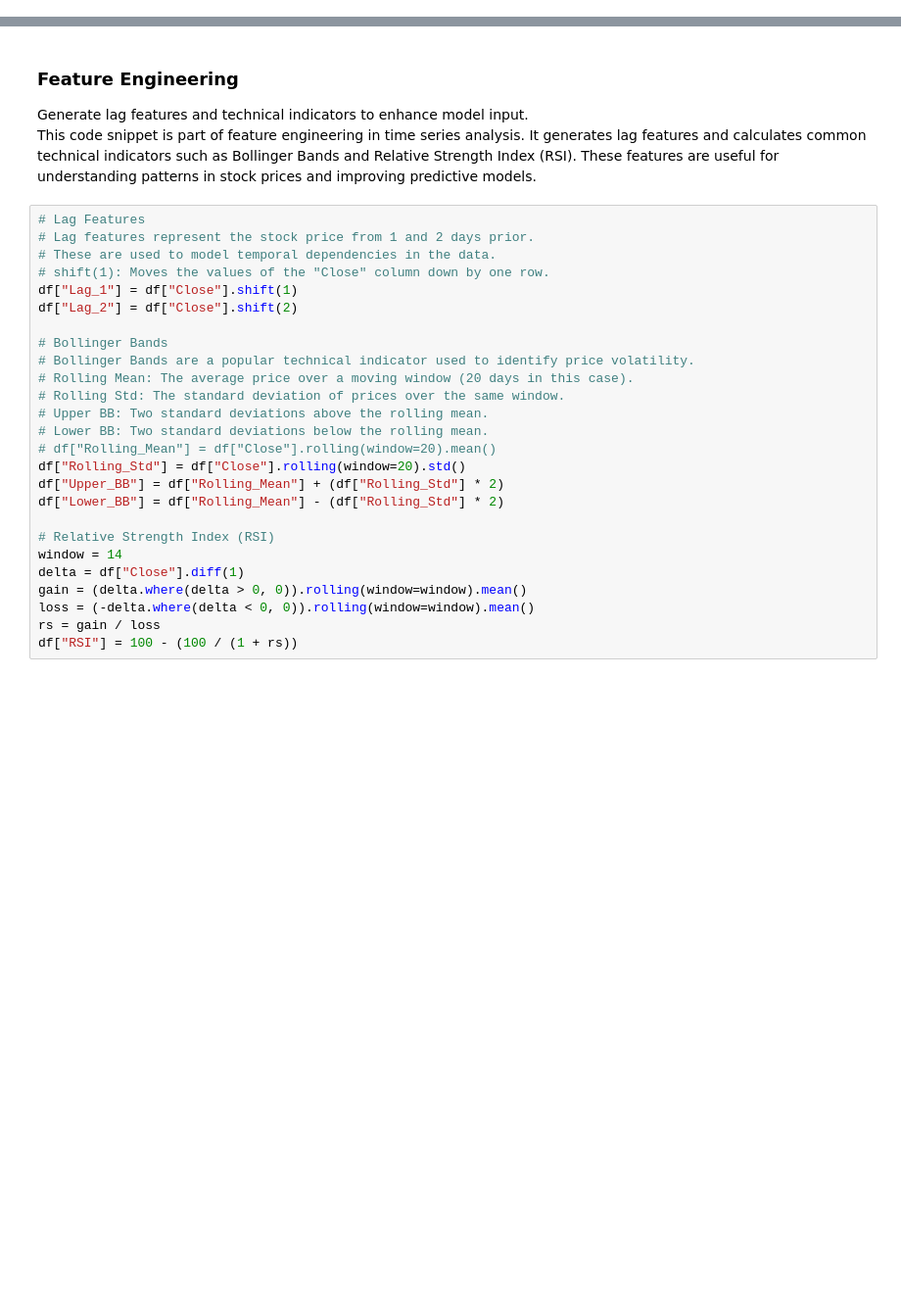
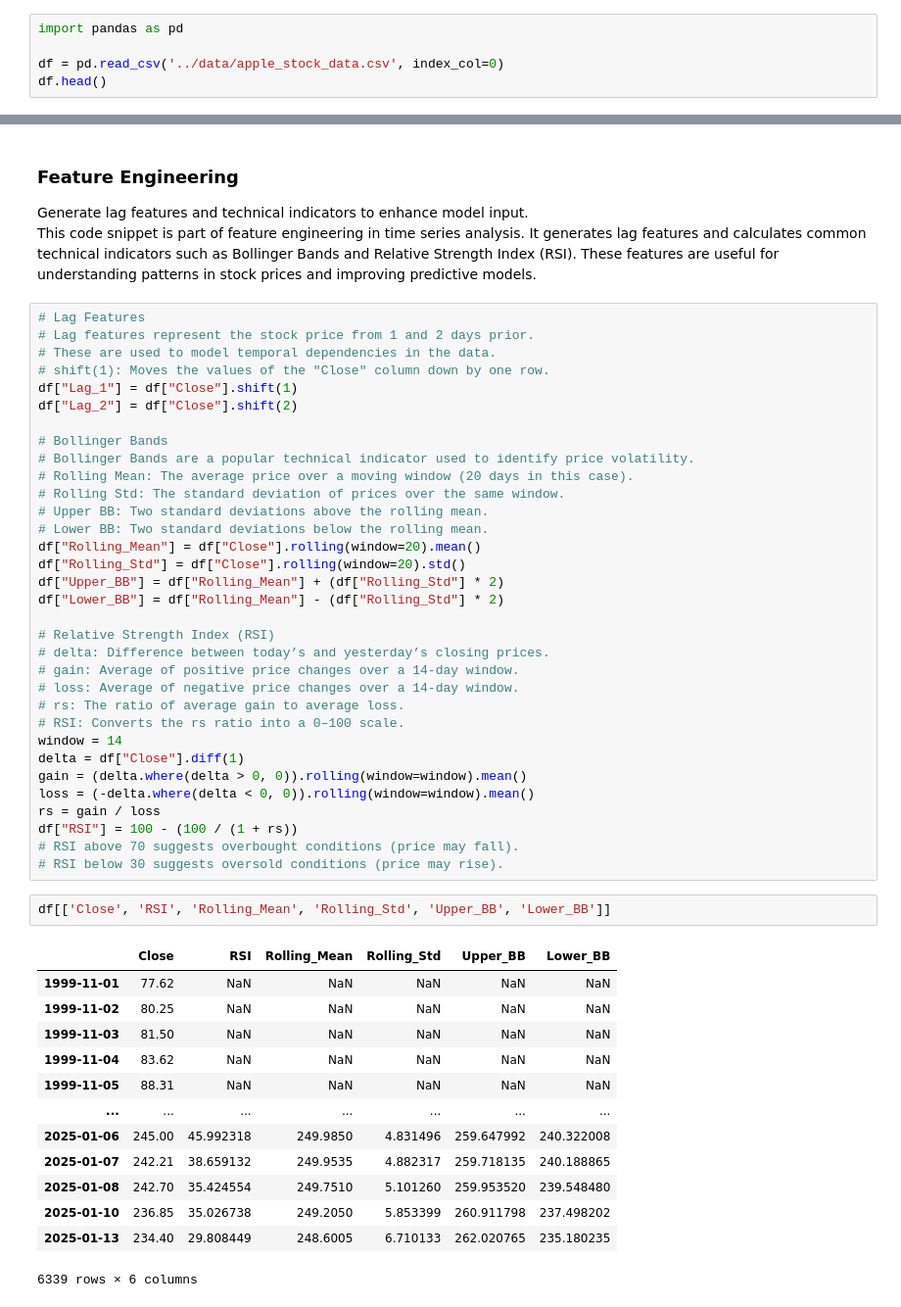
Before and after one commit to arifhaidari/stock_market_prediction_time_series, a Jupyter notebook: notebooks/1-apple_stock_market.ipynb, the cells around one changed output, grey strips where cells are left out. Shown: that part at 98% size. Cells and saved outputs as stored; diff of their text form; blank space fills up the shorter version.

```diff
--- a/notebooks/1-apple_stock_market.ipynb
+++ b/notebooks/1-apple_stock_market.ipynb
@@ -52,3 +52,8 @@ print('success')
 | 1999-11-04 | 82.06 | 85.37 | 80.62 | 83.62 | 3384700.0 |
 | 1999-11-05 | 84.62 | 88.37 | 84.00 | 88.31 | 3721500.0 |
 success
+# %%
+import pandas as pd
+
+df = pd.read_csv('../data/apple_stock_data.csv', index_col=0)
+df.head()
@@ -163,15 +175,38 @@ df["Lag_2"] = df["Close"].shift(2)
 # Rolling Std: The standard deviation of prices over the same window.
 # Upper BB: Two standard deviations above the rolling mean.
 # Lower BB: Two standard deviations below the rolling mean.
-# df["Rolling_Mean"] = df["Close"].rolling(window=20).mean()
+df["Rolling_Mean"] = df["Close"].rolling(window=20).mean()
 df["Rolling_Std"] = df["Close"].rolling(window=20).std()
 df["Upper_BB"] = df["Rolling_Mean"] + (df["Rolling_Std"] * 2)
 df["Lower_BB"] = df["Rolling_Mean"] - (df["Rolling_Std"] * 2)
 
 # Relative Strength Index (RSI)
+# delta: Difference between today’s and yesterday’s closing prices.
+# gain: Average of positive price changes over a 14-day window.
+# loss: Average of negative price changes over a 14-day window.
+# rs: The ratio of average gain to average loss.
+# RSI: Converts the rs ratio into a 0–100 scale.
 window = 14
 delta = df["Close"].diff(1)
 gain = (delta.where(delta > 0, 0)).rolling(window=window).mean()
 loss = (-delta.where(delta < 0, 0)).rolling(window=window).mean()
 rs = gain / loss
 df["RSI"] = 100 - (100 / (1 + rs))
+# RSI above 70 suggests overbought conditions (price may fall).
+# RSI below 30 suggests oversold conditions (price may rise).
+# %%
+df[['Close', 'RSI', 'Rolling_Mean', 'Rolling_Std', 'Upper_BB', 'Lower_BB']]
+# %% [output]
+|  | Close | RSI | Rolling_Mean | Rolling_Std | Upper_BB | Lower_BB |
+| 1999-11-01 | 77.62 | NaN | NaN | NaN | NaN | NaN |
+| 1999-11-02 | 80.25 | NaN | NaN | NaN | NaN | NaN |
+| 1999-11-03 | 81.50 | NaN | NaN | NaN | NaN | NaN |
+| 1999-11-04 | 83.62 | NaN | NaN | NaN | NaN | NaN |
+| 1999-11-05 | 88.31 | NaN | NaN | NaN | NaN | NaN |
+| ... | ... | ... | ... | ... | ... | ... |
+| 2025-01-06 | 245.00 | 45.992318 | 249.9850 | 4.831496 | 259.647992 | 240.322008 |
+| 2025-01-07 | 242.21 | 38.659132 | 249.9535 | 4.882317 | 259.718135 | 240.188865 |
+| 2025-01-08 | 242.70 | 35.424554 | 249.7510 | 5.101260 | 259.953520 | 239.548480 |
+| 2025-01-10 | 236.85 | 35.026738 | 249.2050 | 5.853399 | 260.911798 | 237.498202 |
+| 2025-01-13 | 234.40 | 29.808449 | 248.6005 | 6.710133 | 262.020765 | 235.180235 |
+6339 rows × 6 columns
```
Also changed, not shown: parts of 8 cells of this notebook, 3 other files.
